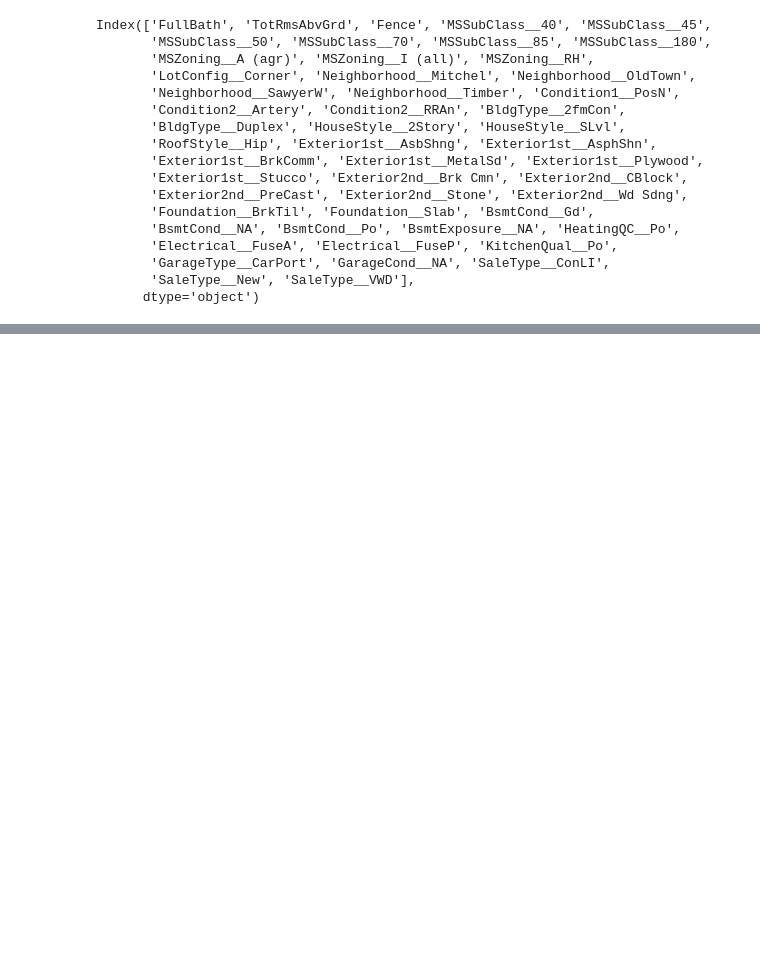
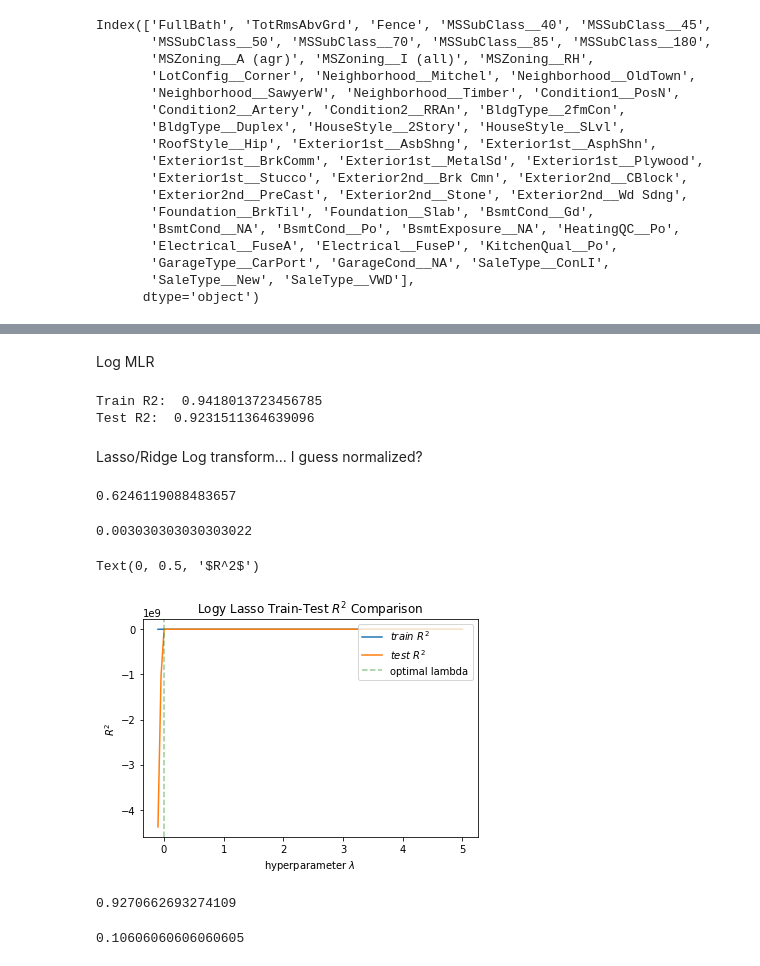
Before and after one commit to mobrien829/ames-ml-project, a Jupyter notebook: Caroline/Model Run attempt 1 MLR.ipynb, the cells around one changed output, grey strips where cells are left out. Saved outputs shown, nothing was run; the diff lists cells and outputs as text; code cells hidden in the pictures; blank space fills up the shorter version.

Commit message:
Log model attempts
Ran log MLR model succesfully, having trouble with lasso and ridge

```diff
--- a/Caroline/Model Run attempt 1 MLR.ipynb
+++ b/Caroline/Model Run attempt 1 MLR.ipynb
@@ -221,0 +376,65 @@ Index(['FullBath', 'TotRmsAbvGrd', 'Fence', 'MSSubClass__40', 'MSSubClass__45',
+# %% [markdown]
+Log MLR
+# %%
+log_ols = linear_model.LinearRegression()
+log_ols.fit(X_train, np.log(y_train))
+print('Train R2: ', log_ols.score(X_train, np.log(y_train)))
+print('Test R2: ', log_ols.score(X_test, np.log(y_test)))
+
+#ok now this beats our lasso model!!
+# %% [output]
+Train R2:  0.9418013723456785
+Test R2:  0.9231511364639096
+# %% [markdown]
+Lasso/Ridge Log transform... I guess normalized?
+# %%
+#Looking at lecture code
+#SOS. I am def doing something wrong here, cuz train r2 are basically all 0
+log_y_train = np.log(y_train)
+log_y_test = np.log(y_test)
+
+log_ridge = Ridge()
+log_lasso = Lasso()
+log_ridge.set_params(max_iter = 10000, normalize=True)
+log_lasso.set_params(max_iter = 10000, normalize=True)
+log_ridge_scores_train = []
+log_lasso_scores_train = []
+log_ridge_scores_test  = []
+log_lasso_scores_test  = []
+
+alphas = np.linspace(-.1, 5, 100)
+
+for alpha in alphas:
+            log_ridge.set_params(alpha=alpha)
+            log_lasso.set_params(alpha=alpha)
+            log_ridge.fit(X_train, log_y_train)
+            log_lasso.fit(X_train, log_y_train)
+            log_ridge_scores_train.append(log_ridge.score(X_train, log_y_train))
+            log_ridge_scores_test.append(log_ridge.score(X_test, log_y_test))
+            log_lasso_scores_train.append(log_lasso.score(X_train, log_y_train))
+            log_lasso_scores_test.append(log_lasso.score(X_test, log_y_test))
+log_ridge_scores_train = np.array(log_ridge_scores_train)
+log_ridge_scores_test  = np.array(log_ridge_scores_test)
+log_lasso_scores_train = np.array(log_lasso_scores_train)
+log_lasso_scores_test  = np.array(log_lasso_scores_test)
+# %%
+log_max_index = list(log_lasso_scores_test).index(max(log_lasso_scores_test))
+print(max(log_lasso_scores_test))
+alphas[log_max_index]
+# %% [output]
+0.6246119088483657
+0.003030303030303022
+# %%
+#Lol sos
+plt.plot(alphas, log_lasso_scores_train, label=r'$train\ R^2$')
+plt.plot(alphas, log_lasso_scores_test, label=r'$test\ R^2$')
+plt.title(r'Logy Lasso Train-Test $R^2$ Comparison')
+# lasso_underfit = lasso_scores_train < lasso_scores_test
+# last_underfit  = np.max(alphas[lasso_underfit])
+plt.axvline(alphas[log_max_index], linestyle='--', color='g', label='optimal lambda', alpha=0.4)
+plt.legend(loc=1)
+plt.xlabel(r'hyperparameter $\lambda$')
+plt.ylabel(r'$R^2$')
+# %% [output]
+Text(0, 0.5, '$R^2$')
+[figure, added]
@@ -221,0 +444,7 @@ Index(['FullBath', 'TotRmsAbvGrd', 'Fence', 'MSSubClass__40', 'MSSubClass__45',
+# %%
+log_max_index = list(log_ridge_scores_test).index(max(log_ridge_scores_test))
+print(max(log_ridge_scores_test))
+alphas[log_max_index]
+# %% [output]
+0.9270662693274109
+0.10606060606060605
```
Also changed, not shown: parts of 27 cells of this notebook, 1 other file.
